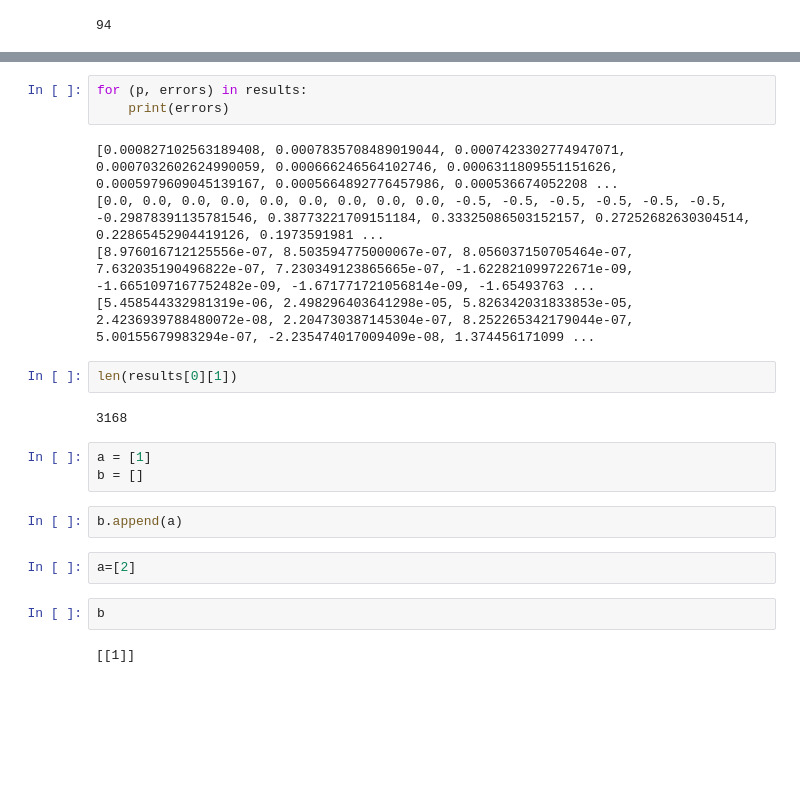
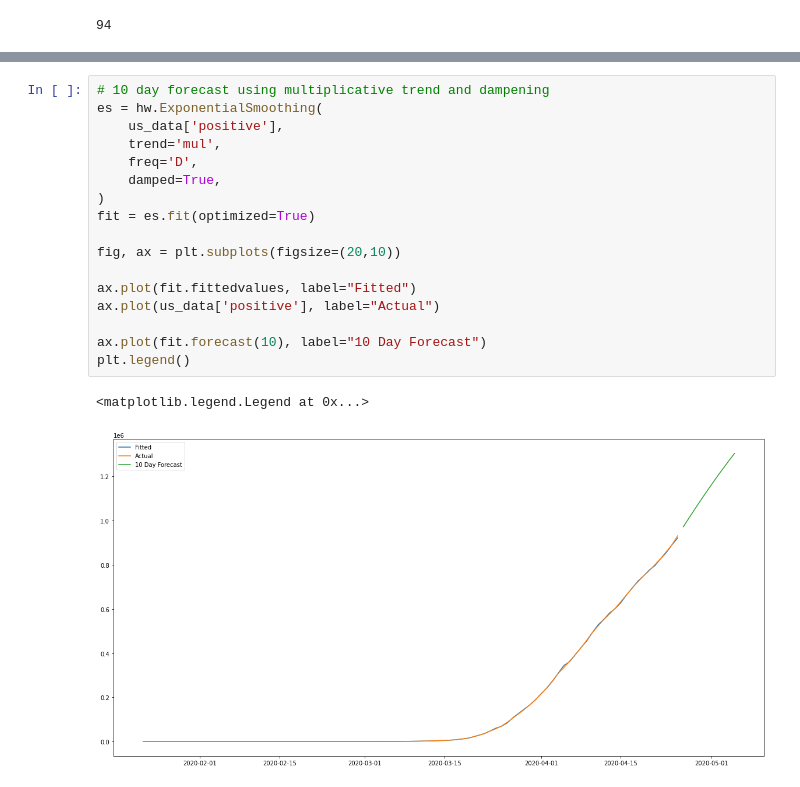
Before and after one commit to beala/covid_forecasts, a Jupyter notebook: Exponential Smoothing Model.ipynb, the cells around one changed output, grey strips where cells are left out. Saved outputs shown, nothing was run; the diff lists cells and outputs as text; blank space fills up the shorter version.

```diff
--- a/Exponential Smoothing Model.ipynb
+++ b/Exponential Smoothing Model.ipynb
@@ -152,23 +152,20 @@ for (p, errors) in results:
-# %%
-for (p, errors) in results:
-    print(errors)
-# %% [output]
-[0.000827102563189408, 0.0007835708489019044, 0.0007423302774947071, 0.0007032602624990059, 0.000666246564102746, 0.0006311809551151626, 0.0005979609045139167, 0.0005664892776457986, 0.000536674052208 ...
-[0.0, 0.0, 0.0, 0.0, 0.0, 0.0, 0.0, 0.0, 0.0, -0.5, -0.5, -0.5, -0.5, -0.5, -0.5, -0.29878391135781546, 0.38773221709151184, 0.33325086503152157, 0.27252682630304514, 0.22865452904419126, 0.1973591981 ...
-[8.976016712125556e-07, 8.503594775000067e-07, 8.056037150705464e-07, 7.632035190496822e-07, 7.230349123865665e-07, -1.622821099722671e-09, -1.6651097167752482e-09, -1.671771721056814e-09, -1.65493763 ...
-[5.458544332981319e-06, 2.498296403641298e-05, 5.826342031833853e-05, 2.4236939788480072e-08, 2.204730387145304e-07, 8.252265342179044e-07, 5.00155679983294e-07, -2.235474017009409e-08, 1.374456171099 ...
-# %%
-len(results[0][1])
-# %% [output]
-3168
-# %%
-a = [1]
-b = []
-# %%
-b.append(a)
-# %%
-a=[2]
-# %%
-b
-# %% [output]
-[[1]]
+# %%
+# 10 day forecast using multiplicative trend and dampening
+es = hw.ExponentialSmoothing(
+    us_data['positive'],
+    trend='mul',
+    freq='D',
+    damped=True,
+)
+fit = es.fit(optimized=True)
+
+fig, ax = plt.subplots(figsize=(20,10))
+
+ax.plot(fit.fittedvalues, label="Fitted")
+ax.plot(us_data['positive'], label="Actual")
+
+ax.plot(fit.forecast(10), label="10 Day Forecast")
+plt.legend()
+# %% [output]
+<matplotlib.legend.Legend at 0x...>
+[figure, added]
```
Also changed, not shown: parts of 3 cells of this notebook.
